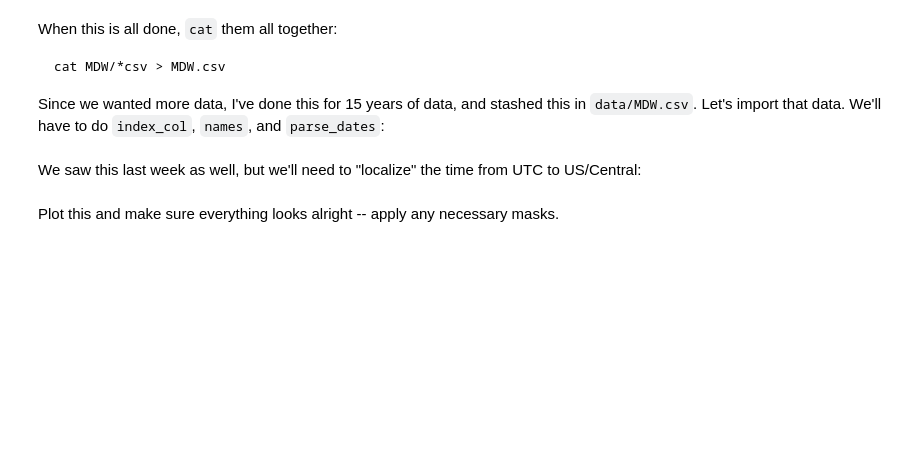
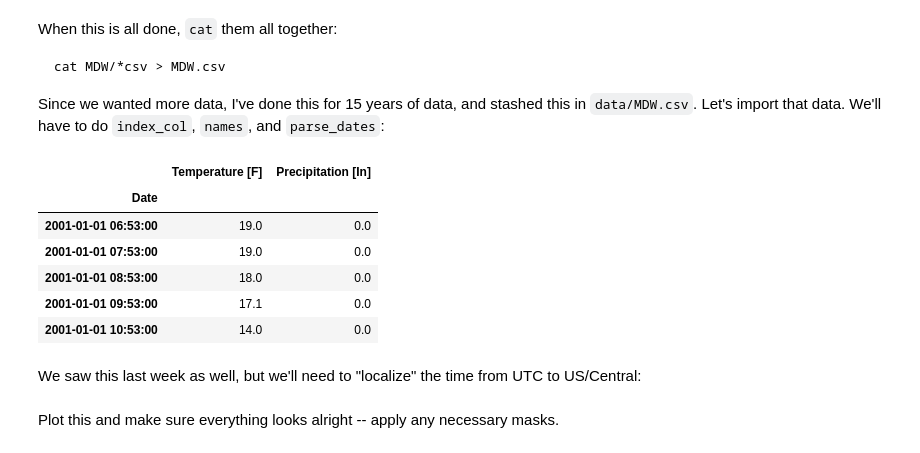
Before and after one commit to harris-ippp/lectures, a Jupyter notebook: 09-weather/weather_crime_skeleton.ipynb, the cells around one changed output. Cells and saved outputs as stored; diff of their text form; code cells hidden in the pictures; blank space fills up the shorter version.

````diff
--- a/09-weather/weather_crime_skeleton.ipynb
+++ b/09-weather/weather_crime_skeleton.ipynb
@@ -89,6 +77,20 @@ cat MDW/*csv > MDW.csv
 ```
 
 Since we wanted more data, I've done this for 15 years of data, and stashed this in `data/MDW.csv`.  Let's import that data.  We'll have to do `index_col`, `names`, and `parse_dates`:
+# %%
+weather_mdw = pd.read_csv("data/MDW.csv", parse_dates = ["Date"],
+                          index_col = "Date",
+                          names = ["Date", "Temperature [F]", "Precipitation [In]"])
+
+weather_mdw.head()
+# %% [output]
+|  | Temperature [F] | Precipitation [In] |
+| Date |  |  |
+| 2001-01-01 06:53:00 | 19.0 | 0.0 |
+| 2001-01-01 07:53:00 | 19.0 | 0.0 |
+| 2001-01-01 08:53:00 | 18.0 | 0.0 |
+| 2001-01-01 09:53:00 | 17.1 | 0.0 |
+| 2001-01-01 10:53:00 | 14.0 | 0.0 |
 # %% [markdown]
 We saw this last week as well, but we'll need to "localize" the time from UTC to US/Central:
 # %%
````
Also changed, not shown: parts of 39 cells of this notebook.
